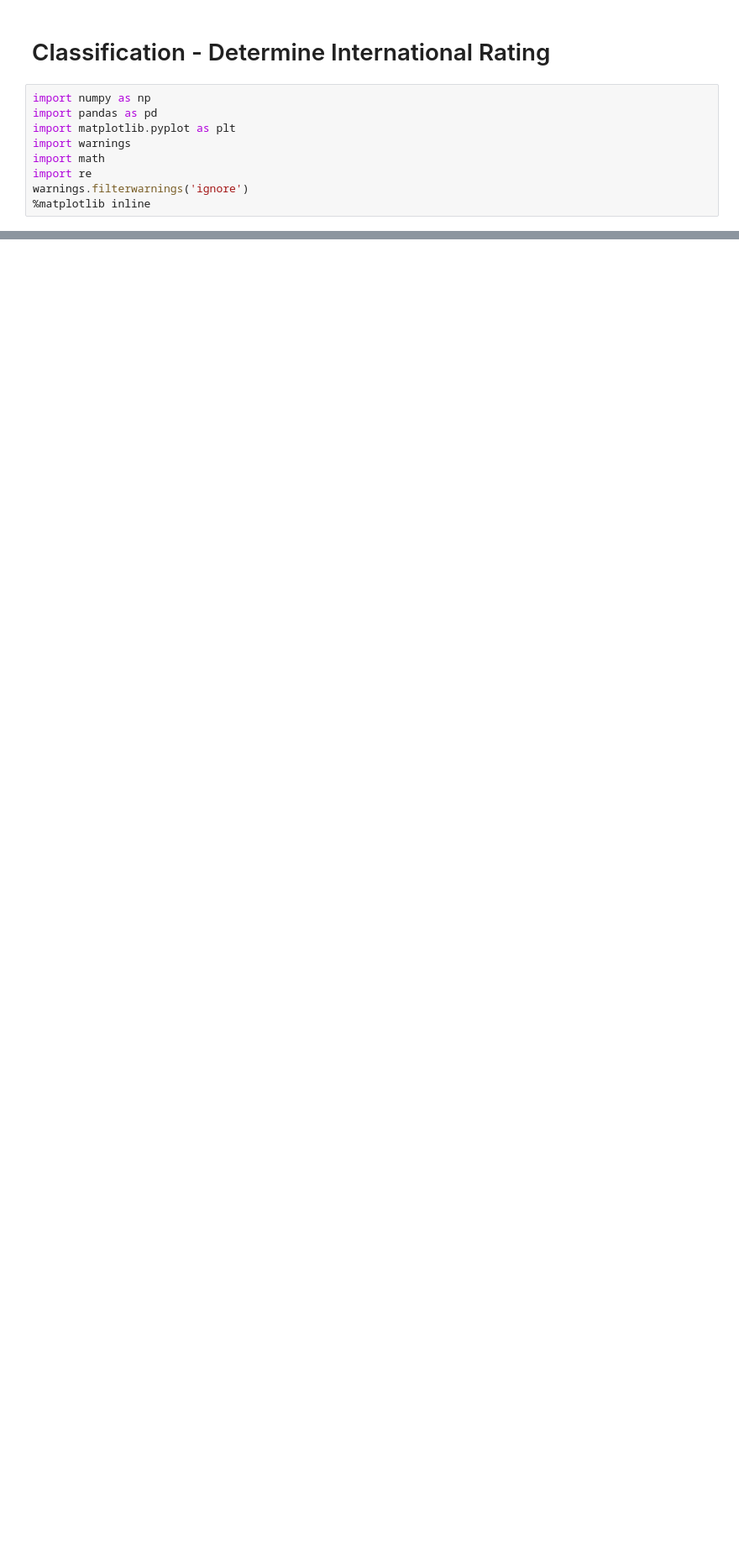
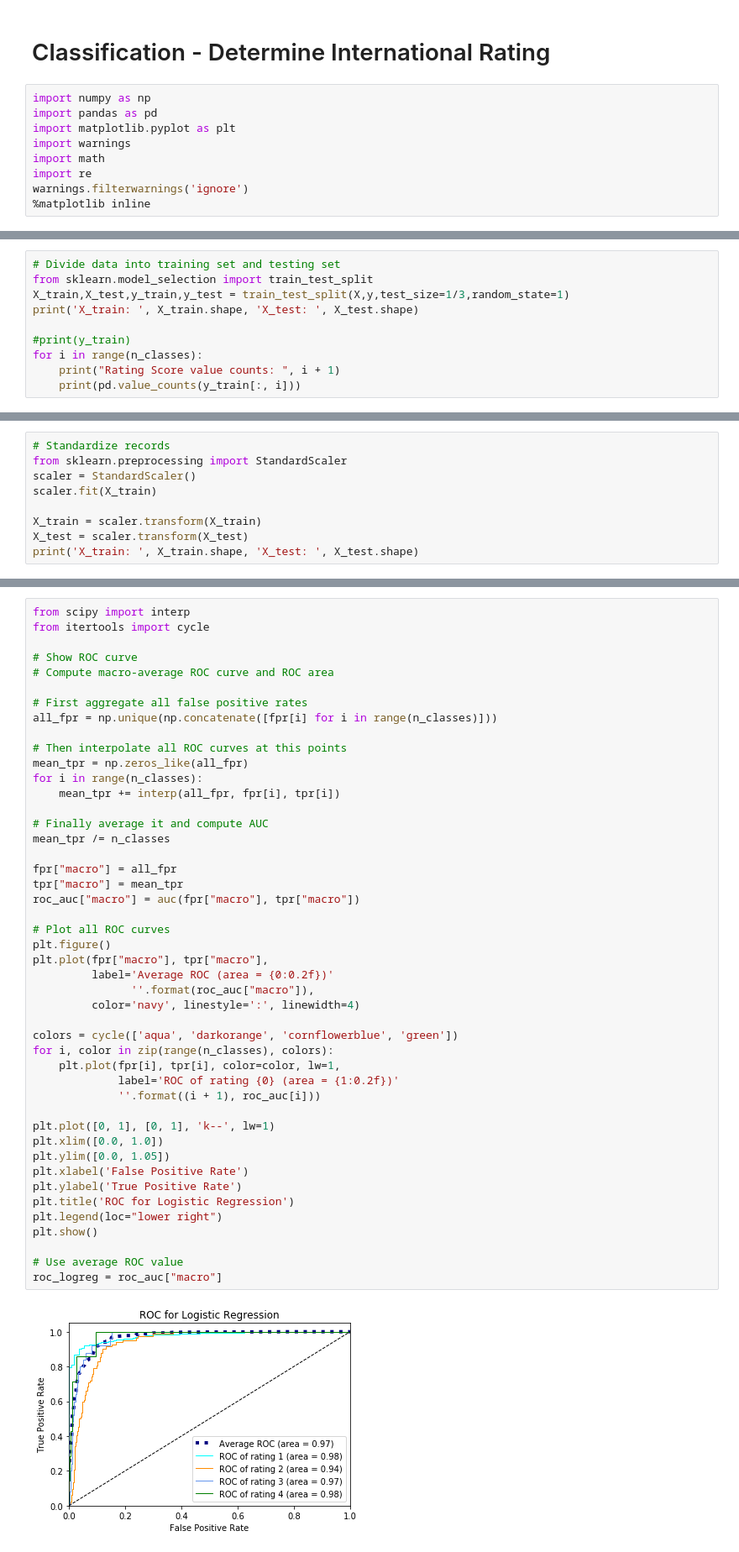
Before and after one commit to caoliang/psupr-CA1-project, a Jupyter notebook: classification-data.ipynb, the cells around one changed output, grey strips where cells are left out. Shown at 84% size. Saved outputs shown, nothing was run; the diff lists cells and outputs as text; blank space fills up the shorter version.

```diff
--- a/classification-data.ipynb
+++ b/classification-data.ipynb
@@ -430,0 +35,10 @@ sample_data['Skill Moves'].fillna(int(sample_data['Skill Moves'].mean()), inplac
+# %%
+# Divide data into training set and testing set
+from sklearn.model_selection import train_test_split
+X_train,X_test,y_train,y_test = train_test_split(X,y,test_size=1/3,random_state=1)
+print('X_train: ', X_train.shape, 'X_test: ', X_test.shape)
+
+#print(y_train)
+for i in range(n_classes):
+    print("Rating Score value counts: ", i + 1)
+    print(pd.value_counts(y_train[:, i]))
@@ -430,0 +63,9 @@ sample_data['Skill Moves'].fillna(int(sample_data['Skill Moves'].mean()), inplac
+# %%
+# Standardize records
+from sklearn.preprocessing import StandardScaler
+scaler = StandardScaler()
+scaler.fit(X_train)
+
+X_train = scaler.transform(X_train)
+X_test = scaler.transform(X_test)
+print('X_train: ', X_train.shape, 'X_test: ', X_test.shape)
@@ -430,0 +98,48 @@ sample_data['Skill Moves'].fillna(int(sample_data['Skill Moves'].mean()), inplac
+# %%
+from scipy import interp
+from itertools import cycle
+
+# Show ROC curve
+# Compute macro-average ROC curve and ROC area
+
+# First aggregate all false positive rates
+all_fpr = np.unique(np.concatenate([fpr[i] for i in range(n_classes)]))
+
+# Then interpolate all ROC curves at this points
+mean_tpr = np.zeros_like(all_fpr)
+for i in range(n_classes):
+    mean_tpr += interp(all_fpr, fpr[i], tpr[i])
+
+# Finally average it and compute AUC
+mean_tpr /= n_classes
+
+fpr["macro"] = all_fpr
+tpr["macro"] = mean_tpr
+roc_auc["macro"] = auc(fpr["macro"], tpr["macro"])
+
+# Plot all ROC curves
+plt.figure()
+plt.plot(fpr["macro"], tpr["macro"],
+         label='Average ROC (area = {0:0.2f})'
+               ''.format(roc_auc["macro"]),
+         color='navy', linestyle=':', linewidth=4)
+
+colors = cycle(['aqua', 'darkorange', 'cornflowerblue', 'green'])
+for i, color in zip(range(n_classes), colors):
+    plt.plot(fpr[i], tpr[i], color=color, lw=1,
+             label='ROC of rating {0} (area = {1:0.2f})'
+             ''.format((i + 1), roc_auc[i]))
+
+plt.plot([0, 1], [0, 1], 'k--', lw=1)
+plt.xlim([0.0, 1.0])
+plt.ylim([0.0, 1.05])
+plt.xlabel('False Positive Rate')
+plt.ylabel('True Positive Rate')
+plt.title('ROC for Logistic Regression')
+plt.legend(loc="lower right")
+plt.show()
+
+# Use average ROC value
+roc_logreg = roc_auc["macro"]
+# %% [output]
+[figure, added]
```
Also changed, not shown: parts of 36 cells of this notebook, 6 other files.
